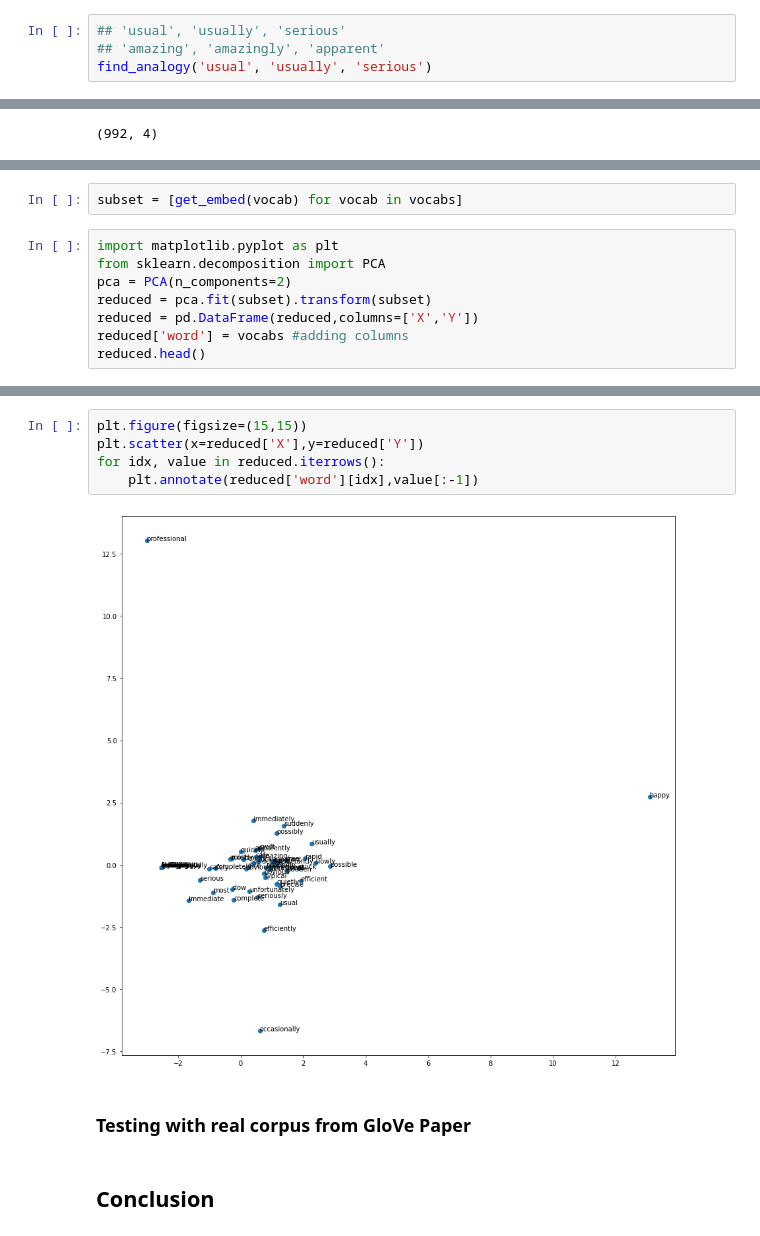
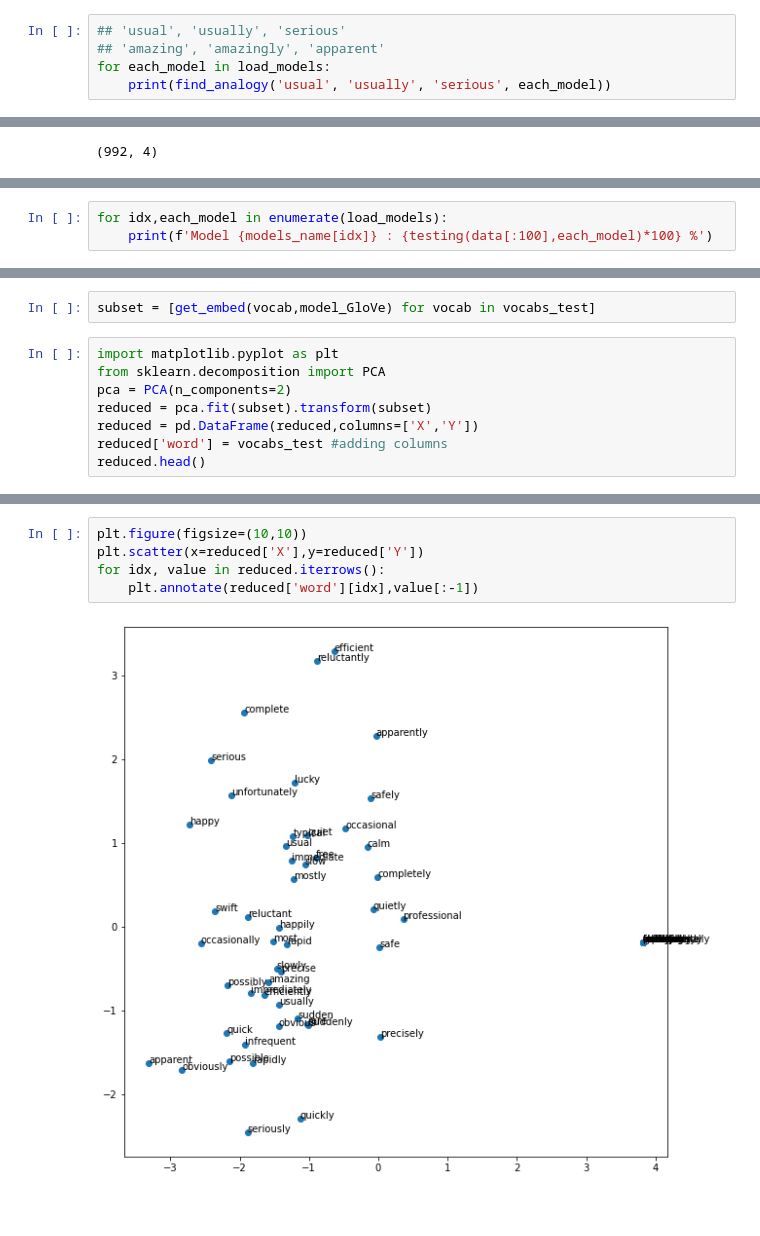
Before and after one commit to guntsvzz/DSAI-AIT, a Jupyter notebook: Course/Natural Language Understanding/Assignment/02 - GloVe.ipynb, the cells around one changed output, grey strips where cells are left out. Drawn from its saved outputs; the diff is of its cells as text; blank space fills up the shorter version.

```diff
--- a/Course/Natural Language Understanding/Assignment/02 - GloVe.ipynb
+++ b/Course/Natural Language Understanding/Assignment/02 - GloVe.ipynb
@@ -467,5 +698,6 @@ def find_analogy(a,b,c,vocabs=vocabs):
 # %%
 ## 'usual', 'usually', 'serious'
 ## 'amazing', 'amazingly', 'apparent'
-find_analogy('usual', 'usually', 'serious')
+for each_model in load_models:
+    print(find_analogy('usual', 'usually', 'serious', each_model))
 # %% [output]
@@ -507,0 +729,3 @@ testing(data[:100])
+# %%
+for idx,each_model in enumerate(load_models):
+    print(f'Model {models_name[idx]} : {testing(data[:100],each_model)*100} %')
@@ -510,12 +766,12 @@ testing(data[:100])
 # %%
-subset = [get_embed(vocab) for vocab in vocabs]
+subset = [get_embed(vocab,model_GloVe) for vocab in vocabs_test]
 # %%
 import matplotlib.pyplot as plt
 from sklearn.decomposition import PCA
 pca = PCA(n_components=2)
 reduced = pca.fit(subset).transform(subset)
 reduced = pd.DataFrame(reduced,columns=['X','Y'])
-reduced['word'] = vocabs #adding columns
+reduced['word'] = vocabs_test #adding columns
 reduced.head()
 # %% [output]
 |  | X | Y | word |
@@ -527,11 +783,7 @@ reduced.head()
 # %%
-plt.figure(figsize=(15,15))
+plt.figure(figsize=(10,10))
 plt.scatter(x=reduced['X'],y=reduced['Y'])
 for idx, value in reduced.iterrows():
     plt.annotate(reduced['word'][idx],value[:-1])
 # %% [output]
-[figure, old version]
+[figure, new version]
-# %% [markdown]
-### Testing with real corpus from GloVe Paper
-# %% [markdown]
-## Conclusion
```
Also changed, not shown: parts of 37 cells of this notebook, 2 other files.
